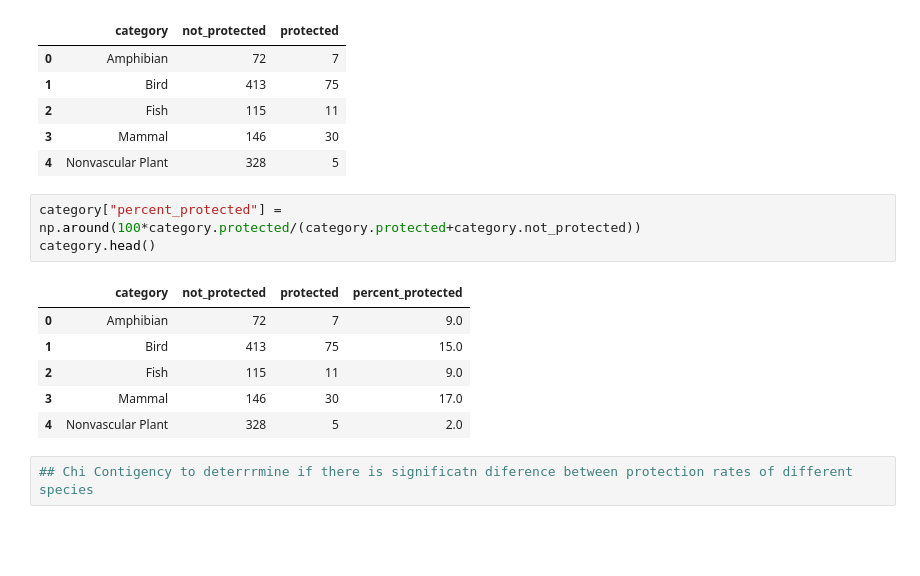
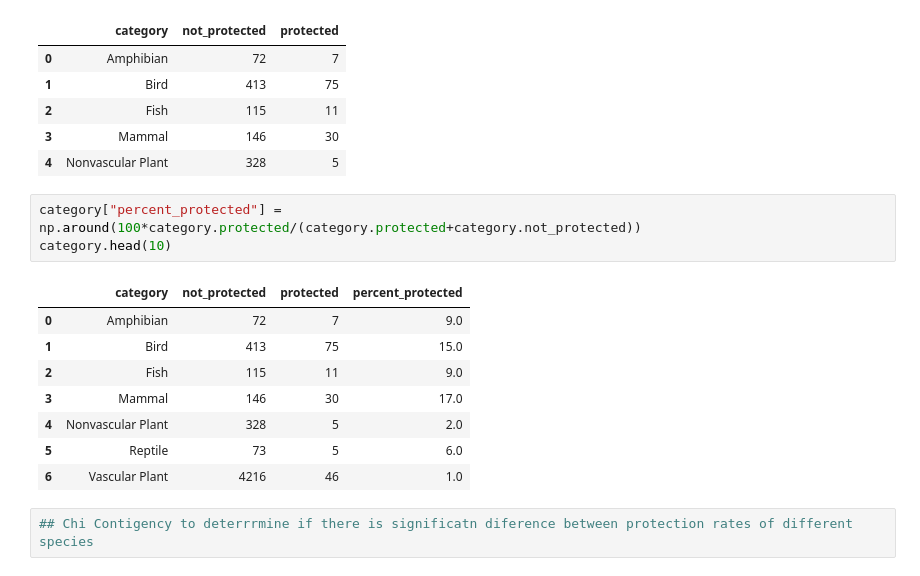
Before and after one commit to jamietsadler/biodiversity, a Jupyter notebook: biodiversity.ipynb, the cells around one changed output. Saved outputs shown, nothing was run; the diff lists cells and outputs as text; blank space fills up the shorter version.

```diff
--- a/biodiversity.ipynb
+++ b/biodiversity.ipynb
@@ -157,14 +157,16 @@ category.head()
 | 4 | Nonvascular Plant | 328 | 5 |
 # %%
 category["percent_protected"] = np.around(100*category.protected/(category.protected+category.not_protected))
-category.head()
+category.head(10)
 # %% [output]
 |  | category | not_protected | protected | percent_protected |
 | 0 | Amphibian | 72 | 7 | 9.0 |
 | 1 | Bird | 413 | 75 | 15.0 |
 | 2 | Fish | 115 | 11 | 9.0 |
 | 3 | Mammal | 146 | 30 | 17.0 |
 | 4 | Nonvascular Plant | 328 | 5 | 2.0 |
+| 5 | Reptile | 73 | 5 | 6.0 |
+| 6 | Vascular Plant | 4216 | 46 | 1.0 |
 # %%
 ## Chi Contigency to deterrrmine if there is significatn diference between protection rates of different species
 # %%
```
Also changed, not shown: parts of 13 cells of this notebook.
